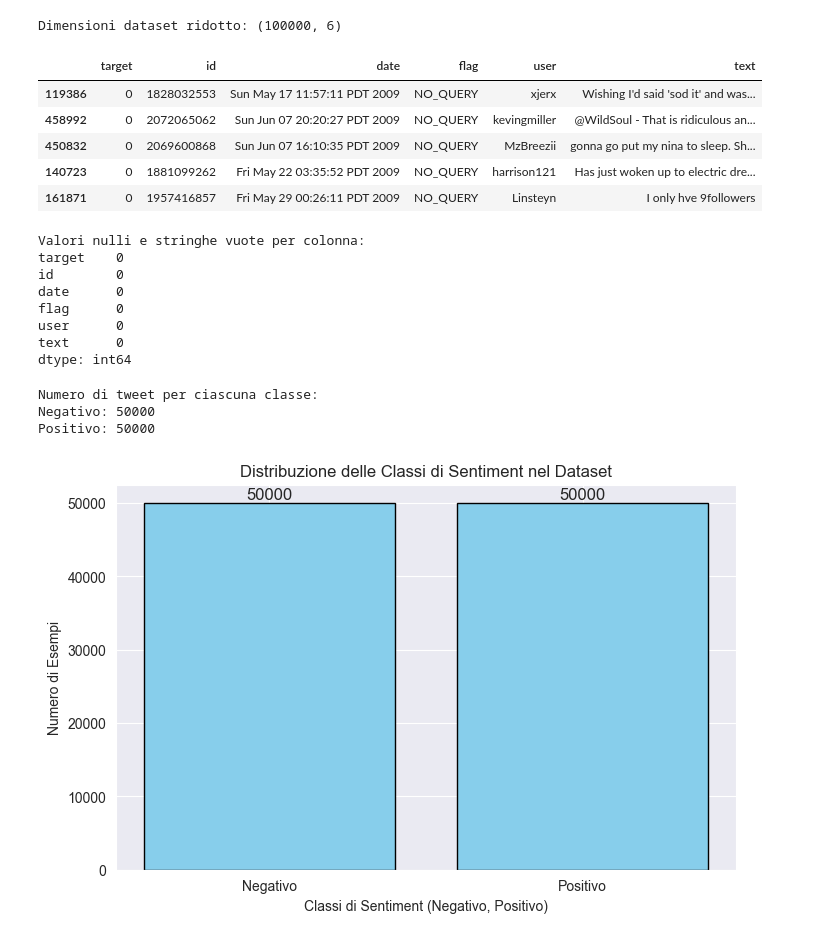
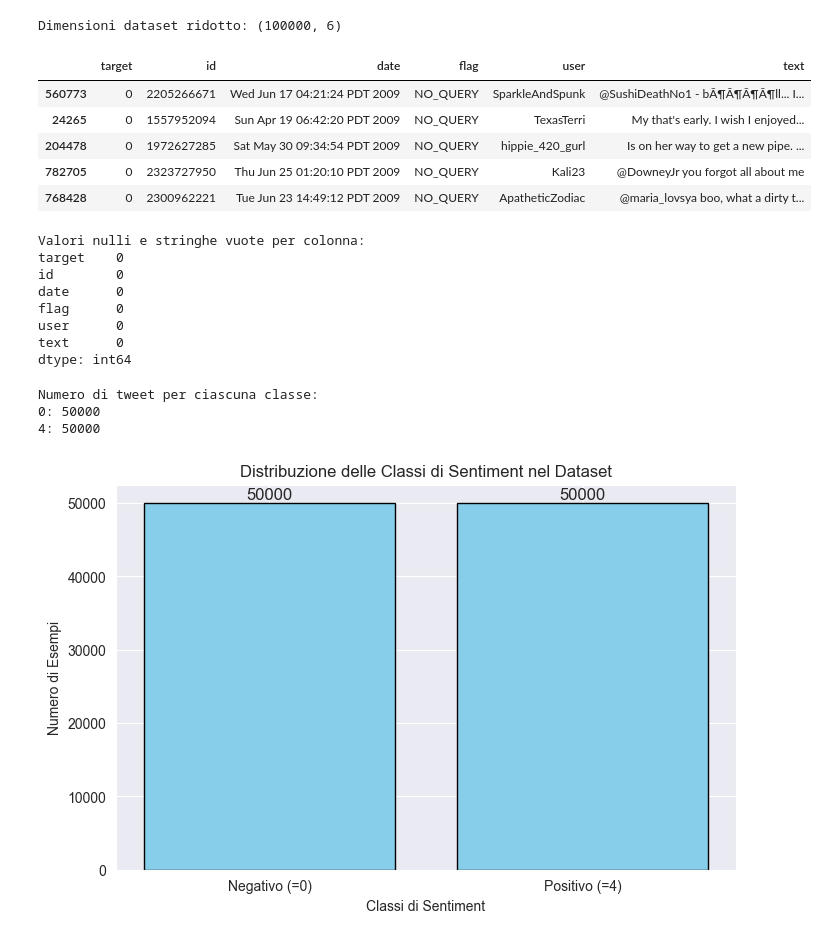
Before and after one commit to Giop378/SentAI, a Jupyter notebook: src/data_understanding/data_understanding.ipynb, the cells around one changed output. Drawn from its saved outputs; the diff is of its cells as text; code cells hidden in the pictures.

```diff
--- a/src/data_understanding/data_understanding.ipynb
+++ b/src/data_understanding/data_understanding.ipynb
@@ -6,7 +8,10 @@ import seaborn as sns
 # %% [markdown]
 # Raccolta e ispezione preliminare dei dati
 # %%
-dataset = pd.read_csv("../../data/sentiment140_raw.csv",  encoding='ISO-8859-1', low_memory=False)
+column_names = ['target', 'id', 'date', 'flag', 'user', 'text']
+
+dataset = pd.read_csv("../../data/sentiment140_raw.csv", encoding='latin', low_memory=False, names=column_names, header=None)
+
 dataset.head()
 # %% [output]
 |  | target | id | date | flag | user | text |
@@ -116,16 +115,23 @@ Positivo: 800000
 # %% [markdown]
 # Riduzione del dataset
 # %%
-dataset = pd.read_csv("../../data/sentiment140_raw.csv", encoding='ISO-8859-1', low_memory=False)
+# Imposta un seed per la riproducibilità
+random_seed = 46
+
+column_names = ['target', 'id', 'date', 'flag', 'user', 'text']
+
+dataset = pd.read_csv("../../data/sentiment140_raw.csv", encoding='latin', low_memory=False, names=column_names, header=None)
+
 # Frazione per ottenere 100k tweet: 100000 / 1600000 = 0.0625
 sample_fraction = 0.0625
 
-# Si fa campionamento stratificato per mantenere la distribuzione bilanciata del dataset originale
-dataset_reduced = dataset.groupby('target', group_keys=False).apply(lambda x: x.sample(frac=sample_fraction))
-
+# Campionamento stratificato con random seed
+dataset_reduced = dataset.groupby('target', group_keys=False).apply(
+    lambda x: x.sample(frac=sample_fraction, random_state=random_seed)
+)
 
 # Verifica
-print("\nDimensioni dataset ridotto:", dataset_reduced.shape)  # Output atteso: (100000, 6)
+print("\nDimensioni dataset ridotto:", dataset_reduced.shape)
 # %% [output]
 Dimensioni dataset ridotto: (100000, 6)
 # %%
@@ -135,11 +143,11 @@ dataset_reduced.to_csv('../../data/sentiment140_reduced.csv', index=False)
 dataset_reduced.head()
 # %% [output]
 |  | target | id | date | flag | user | text |
-| 119386 | 0 | 1828032553 | Sun May 17 11:57:11 PDT 2009 | NO_QUERY | xjerx | Wishing I'd said 'sod it' and was... |
-| 458992 | 0 | 2072065062 | Sun Jun 07 20:20:27 PDT 2009 | NO_QUERY | kevingmiller | @WildSoul - That is ridiculous an... |
-| 450832 | 0 | 2069600868 | Sun Jun 07 16:10:35 PDT 2009 | NO_QUERY | MzBreezii | gonna go put my nina to sleep. Sh... |
-| 140723 | 0 | 1881099262 | Fri May 22 03:35:52 PDT 2009 | NO_QUERY | harrison121 | Has just woken up to electric dre... |
-| 161871 | 0 | 1957416857 | Fri May 29 00:26:11 PDT 2009 | NO_QUERY | Linsteyn | I only hve 9followers |
+| 560773 | 0 | 2205266671 | Wed Jun 17 04:21:24 PDT 2009 | NO_QUERY | SparkleAndSpunk | @SushiDeathNo1 - bÃ¶Ã¶Ã¶Ã¶ll... I... |
+| 24265 | 0 | 1557952094 | Sun Apr 19 06:42:20 PDT 2009 | NO_QUERY | TexasTerri | My that's early. I wish I enjoyed... |
+| 204478 | 0 | 1972627285 | Sat May 30 09:34:54 PDT 2009 | NO_QUERY | hippie_420_gurl | Is on her way to get a new pipe. ... |
+| 782705 | 0 | 2323727950 | Thu Jun 25 01:20:10 PDT 2009 | NO_QUERY | Kali23 | @DowneyJr you forgot all about me |
+| 768428 | 0 | 2300962221 | Tue Jun 23 14:49:12 PDT 2009 | NO_QUERY | ApatheticZodiac | @maria_lovsya boo, what a dirty t... |
 # %%
 #Si controlla se nel dataset sono presenti valori nulli o stringhe vuote
 print("Valori nulli e stringhe vuote per colonna:")
@@ -154,35 +162,37 @@ user      0
 text      0
 dtype: int64
 # %%
-# Controllo del bilanciamento dei dati con realizzazione dell'istogramma
-sentiment_mapping = {0: "Negativo", 4: "Positivo"}
-dataset_reduced['target'] = dataset_reduced['target'].map(sentiment_mapping)
-
-# Conteggio delle classi
 sentiment_counts = dataset_reduced['target'].value_counts()
 
 # Stampa del numero di tweet per ciascuna classe
 print("\nNumero di tweet per ciascuna classe:")
 for sentiment, count in sentiment_counts.items():
     print(f"{sentiment}: {count}")
 
-# Creazione del diagramma a barre
+# Creazione del diagramma a barre con posizioni corrette
 plt.figure(figsize=(8, 5))
-plt.bar(sentiment_counts.index, sentiment_counts.values, color='skyblue', edgecolor='black')
-plt.xlabel("Classi di Sentiment (Negativo, Positivo)")
+
+# Posizioni per le barre (0 e 1 invece di 0 e 4)
+bar_positions = range(len(sentiment_counts))
+plt.bar(bar_positions, sentiment_counts.values, color='skyblue', edgecolor='black')
+
+# Imposta le etichette personalizzate per l'asse X
+plt.xticks(bar_positions, ["Negativo (=0)", "Positivo (=4)"])
+
+plt.xlabel("Classi di Sentiment")
 plt.ylabel("Numero di Esempi")
 plt.title("Distribuzione delle Classi di Sentiment nel Dataset")
 
 # Aggiunta dei valori sopra le barre
 for i, value in enumerate(sentiment_counts.values):
     plt.text(i, value + 500, str(value), ha='center', fontsize=12)
 
 plt.show()
 # %% [output]
 Numero di tweet per ciascuna classe:
-Negativo: 50000
-Positivo: 50000
+0: 50000
+4: 50000
-[figure, old version]
+[figure, new version]
 # %%
 #Verifica dei duplicati
 text_counts = dataset_reduced['text'].value_counts()
```
Also changed, not shown: parts of 17 cells of this notebook, 2 other files.
